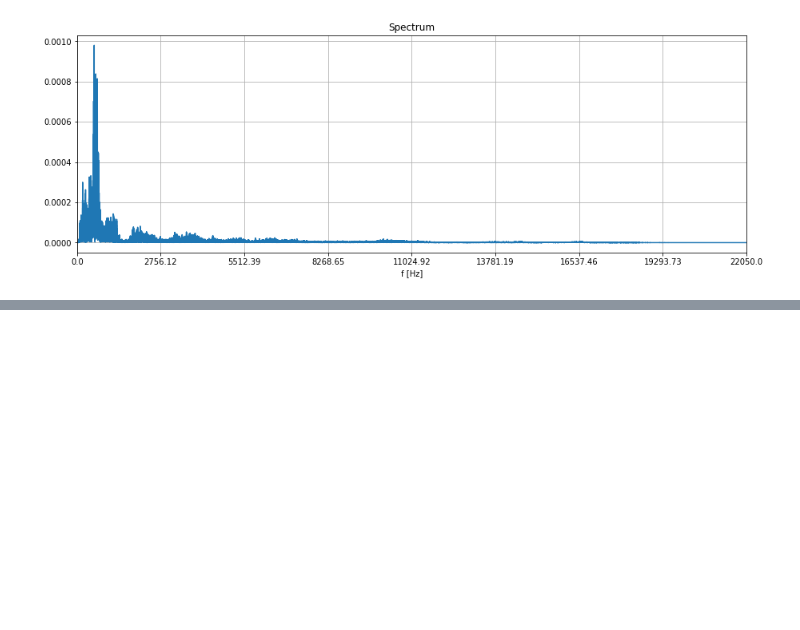
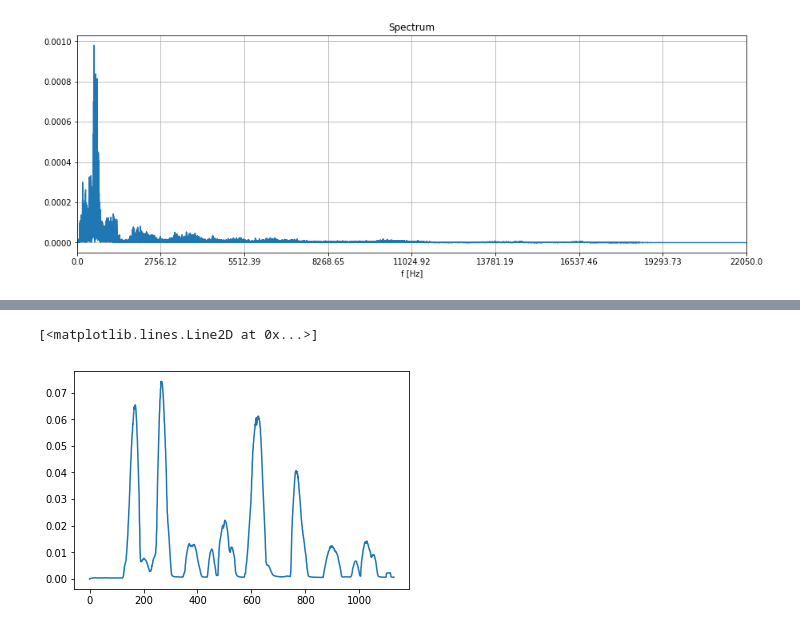
Before and after one commit to augurysys/covid19, a Jupyter notebook: notebooks/FE_pipeline.ipynb, the cells around one changed output, grey strips where cells are left out. Saved outputs shown, nothing was run; the diff lists cells and outputs as text; code cells hidden in the pictures; blank space fills up the shorter version.

```diff
--- a/notebooks/FE_pipeline.ipynb
+++ b/notebooks/FE_pipeline.ipynb
@@ -82,0 +82,5 @@ print(x['features']['std'])
+# %%
+plt.plot(x['features']['rms'][0])
+# %% [output]
+[<matplotlib.lines.Line2D at 0x...>]
+[figure, added]
```
Also changed, not shown: parts of 3 cells of this notebook, 1 other file.
